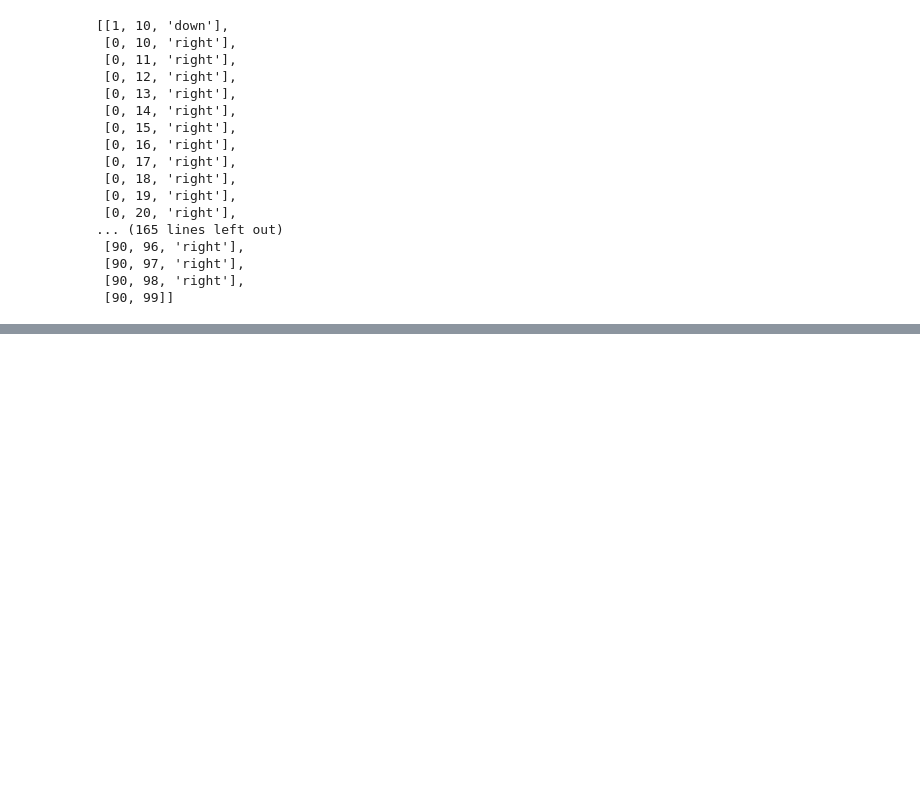
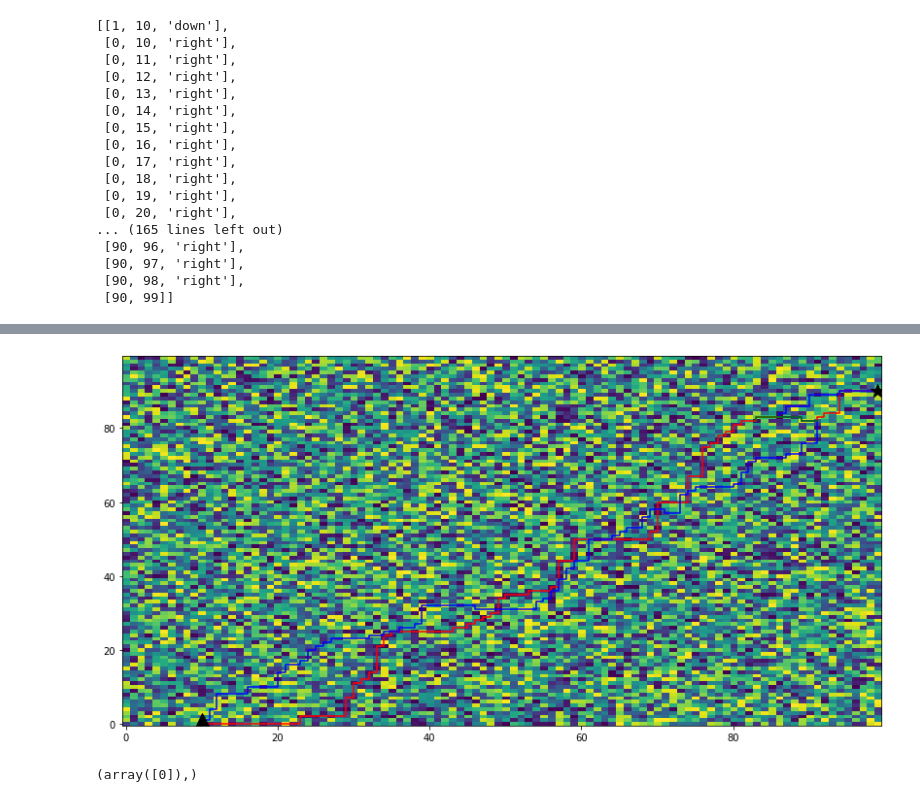
Before and after one commit to jsten07/cms_routing, a Jupyter notebook: firstCalculations.ipynb, the cells around one changed output, grey strips where cells are left out. Saved outputs shown, nothing was run; the diff lists cells and outputs as text; code cells hidden in the pictures; blank space fills up the shorter version.

```diff
--- a/firstCalculations.ipynb
+++ b/firstCalculations.ipynb
@@ -159,0 +289,16 @@ TypeError: ignored
+# %%
+def findDuplicate(node, nodes, index):
+    nodes= nodes[index: len(nodes)]
+    nodes = np.asarray(nodes)
+    dist_2 = np.sum((nodes - node)**2, axis=1)
+    return np.where(dist_2 == 0)
+# %%
+def eleminateDuplicates(route):
+    for i in range(0, len(route)):
+      duplicate=findDuplicate(route[i],route, i)
+      duplicate=duplicate[0]
+      if len(duplicate) > 1:
+        print(duplicate[0], duplicate[1])
+        newArray= route[:i] + route[i+duplicate[1]:]
+        return newArray
+    return route
@@ -159,0 +310,24 @@ TypeError: ignored
+# %%
+child1Display= removeBearingForDisplay(child1)
+child1Display=  np.stack(child1Display, axis=-1)
+child2Display= removeBearingForDisplay(child2)
+child2Display= np.stack(child2Display, axis=-1)
+
+crossoverDisplay= np.stack(childs[2], axis=-1)
+plt.figure(figsize=(14,7))
+# Costs
+plt.imshow(timeGrid, aspect='auto', vmin=np.min(timeGrid), vmax=np.max(timeGrid));
+# Route
+plt.plot(child1Display[1],child1Display[0], 'r')
+plt.plot(child2Display[1],child2Display[0], 'b')
+plt.plot(crossoverDisplay[1],crossoverDisplay[0], 'g')
+# Start/end points
+plt.plot(startpoint[1], startpoint[0], 'k^', markersize=15)
+plt.plot(endpoint[1], endpoint[0], 'k*', markersize=15)
+plt.gca().invert_yaxis();
+# %% [output]
+[figure, added]
+# %%
+findDuplicate([1,10], childs[1], 0)
+# %% [output]
+(array([0]),)
```
Also changed, not shown: parts of 12 cells of this notebook.
